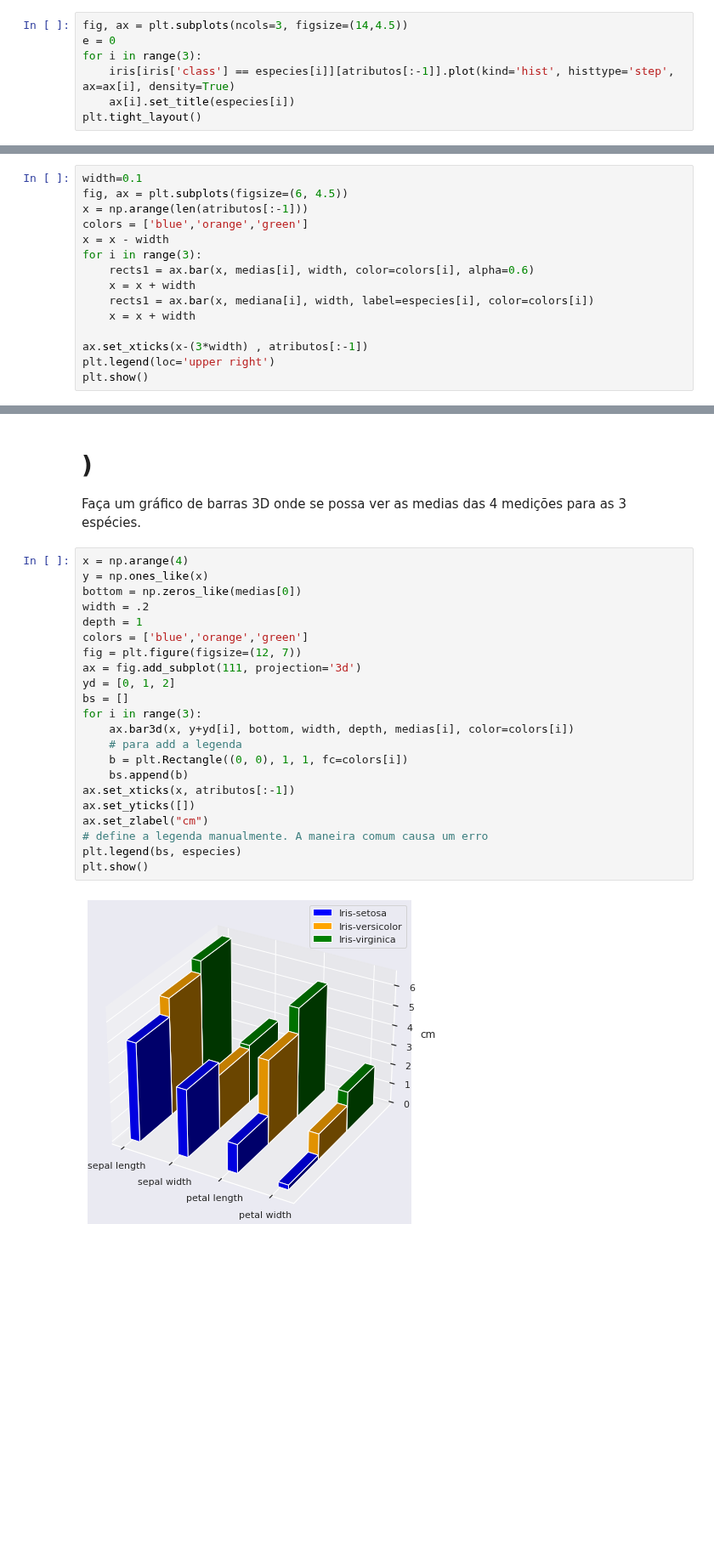
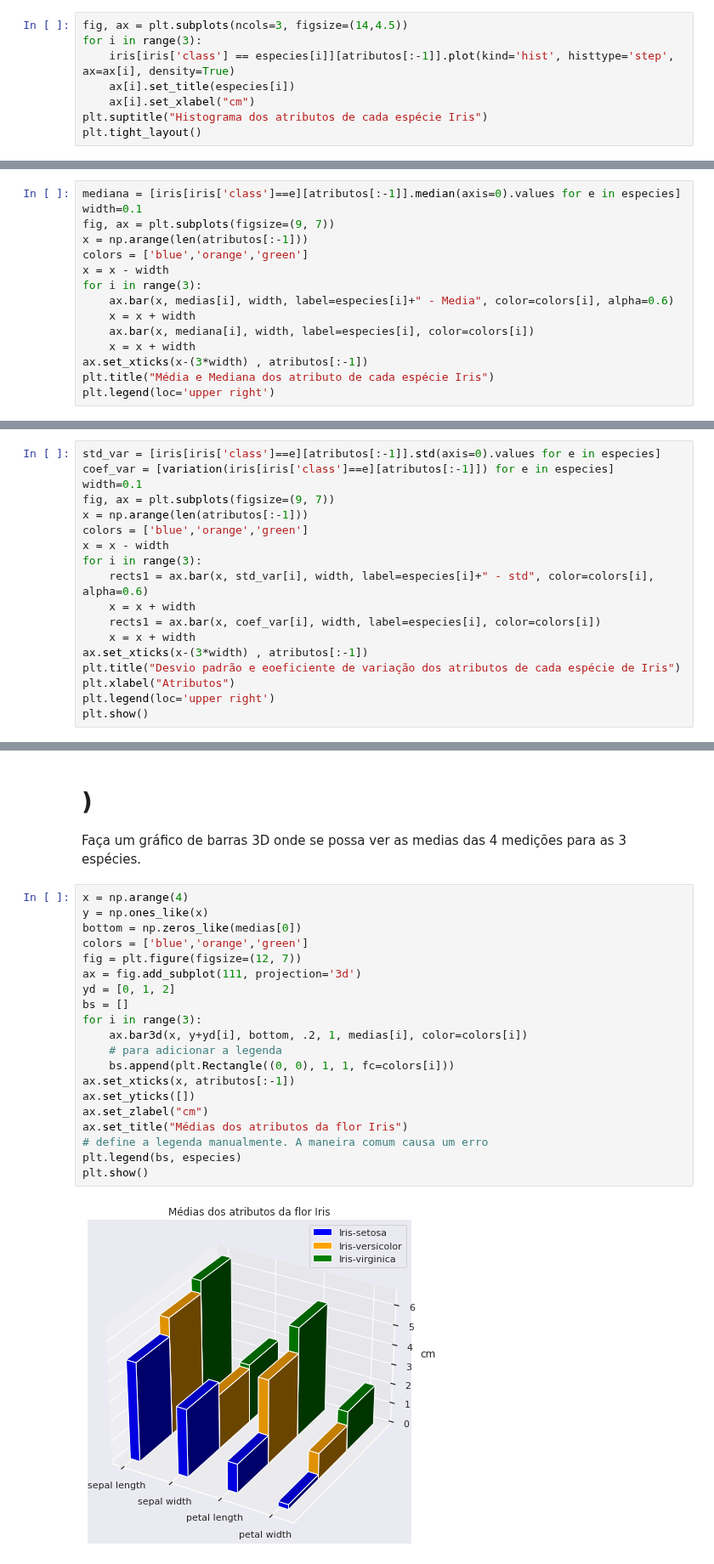
Before and after one commit to ifribeiro/TEI-EstApl, a Jupyter notebook: EPC2.ipynb, the cells around one changed output, grey strips where cells are left out. Shown at 85% size. Drawn from its saved outputs; the diff is of its cells as text; blank space fills up the shorter version.

```diff
--- a/EPC2.ipynb
+++ b/EPC2.ipynb
@@ -29,9 +30,10 @@ Pela figura, nota-se que os *boxplots* das espécies Iris-versicolor e Iris-virg
 Repita a análise usando histogramas. Quais distribuições são simétricas?
 # %%
 fig, ax = plt.subplots(ncols=3, figsize=(14,4.5))
-e = 0
 for i in range(3):
     iris[iris['class'] == especies[i]][atributos[:-1]].plot(kind='hist', histtype='step', ax=ax[i], density=True)
     ax[i].set_title(especies[i])
+    ax[i].set_xlabel("cm")
+plt.suptitle("Histograma dos atributos de cada espécie Iris")
 plt.tight_layout()
 # %% [output]
@@ -64,16 +63,16 @@ mediana = [iris[iris['class']==e][atributos[:-1]].median(axis=0).values for e in
 # %%
+mediana = [iris[iris['class']==e][atributos[:-1]].median(axis=0).values for e in especies]
 width=0.1
-fig, ax = plt.subplots(figsize=(6, 4.5))
+fig, ax = plt.subplots(figsize=(9, 7))
 x = np.arange(len(atributos[:-1]))
 colors = ['blue','orange','green']
 x = x - width
 for i in range(3):
-    rects1 = ax.bar(x, medias[i], width, color=colors[i], alpha=0.6)
+    ax.bar(x, medias[i], width, label=especies[i]+" - Media", color=colors[i], alpha=0.6)
     x = x + width
-    rects1 = ax.bar(x, mediana[i], width, label=especies[i], color=colors[i])
+    ax.bar(x, mediana[i], width, label=especies[i], color=colors[i])
     x = x + width
-
 ax.set_xticks(x-(3*width) , atributos[:-1])
+plt.title("Média e Mediana dos atributo de cada espécie Iris")
 plt.legend(loc='upper right')
-plt.show()
 # %% [output]
@@ -93,3 +93,21 @@ O boxplot permite identificar claramente as medianas das distribuições dos dad
 # %% [markdown]
 # )
 Compare o desvio padrão e o coeficiente de variação para medir a dispersão das 4 medidas nas 3 espécies. Use o gráfico que jugar mais conveniente.
+# %%
+std_var = [iris[iris['class']==e][atributos[:-1]].std(axis=0).values for e in especies]
+coef_var = [variation(iris[iris['class']==e][atributos[:-1]]) for e in especies]
+width=0.1
+fig, ax = plt.subplots(figsize=(9, 7))
+x = np.arange(len(atributos[:-1]))
+colors = ['blue','orange','green']
+x = x - width
+for i in range(3):
+    rects1 = ax.bar(x, std_var[i], width, label=especies[i]+" - std", color=colors[i], alpha=0.6)
+    x = x + width
+    rects1 = ax.bar(x, coef_var[i], width, label=especies[i], color=colors[i])
+    x = x + width
+ax.set_xticks(x-(3*width) , atributos[:-1])
+plt.title("Desvio padrão e eoeficiente de variação dos atributos de cada espécie de Iris")
+plt.xlabel("Atributos")
+plt.legend(loc='upper right')
+plt.show()
@@ -99,24 +119,22 @@ Faça um gráfico de barras 3D onde se possa ver as medias das 4 medições para
 # %%
 x = np.arange(4)
 y = np.ones_like(x)
 bottom = np.zeros_like(medias[0])
-width = .2
-depth = 1
 colors = ['blue','orange','green']
 fig = plt.figure(figsize=(12, 7))
 ax = fig.add_subplot(111, projection='3d')
 yd = [0, 1, 2]
 bs = []
 for i in range(3):
-    ax.bar3d(x, y+yd[i], bottom, width, depth, medias[i], color=colors[i])
-    # para add a legenda
-    b = plt.Rectangle((0, 0), 1, 1, fc=colors[i])
-    bs.append(b)
+    ax.bar3d(x, y+yd[i], bottom, .2, 1, medias[i], color=colors[i])
+    # para adicionar a legenda
+    bs.append(plt.Rectangle((0, 0), 1, 1, fc=colors[i]))
 ax.set_xticks(x, atributos[:-1])
 ax.set_yticks([])
 ax.set_zlabel("cm")
+ax.set_title("Médias dos atributos da flor Iris")
 # define a legenda manualmente. A maneira comum causa um erro
 plt.legend(bs, especies)
 plt.show()
 # %% [output]
-[figure, old version]
+[figure, new version]
```
Also changed, not shown: parts of 16 cells of this notebook, 1 other file.
